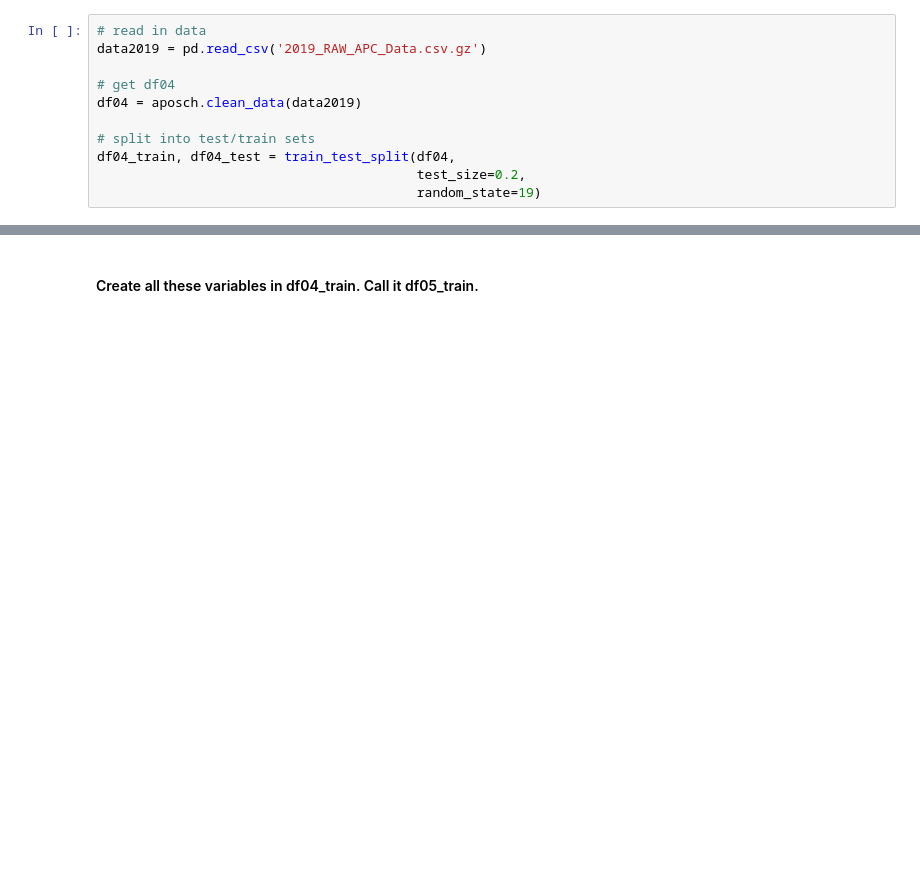
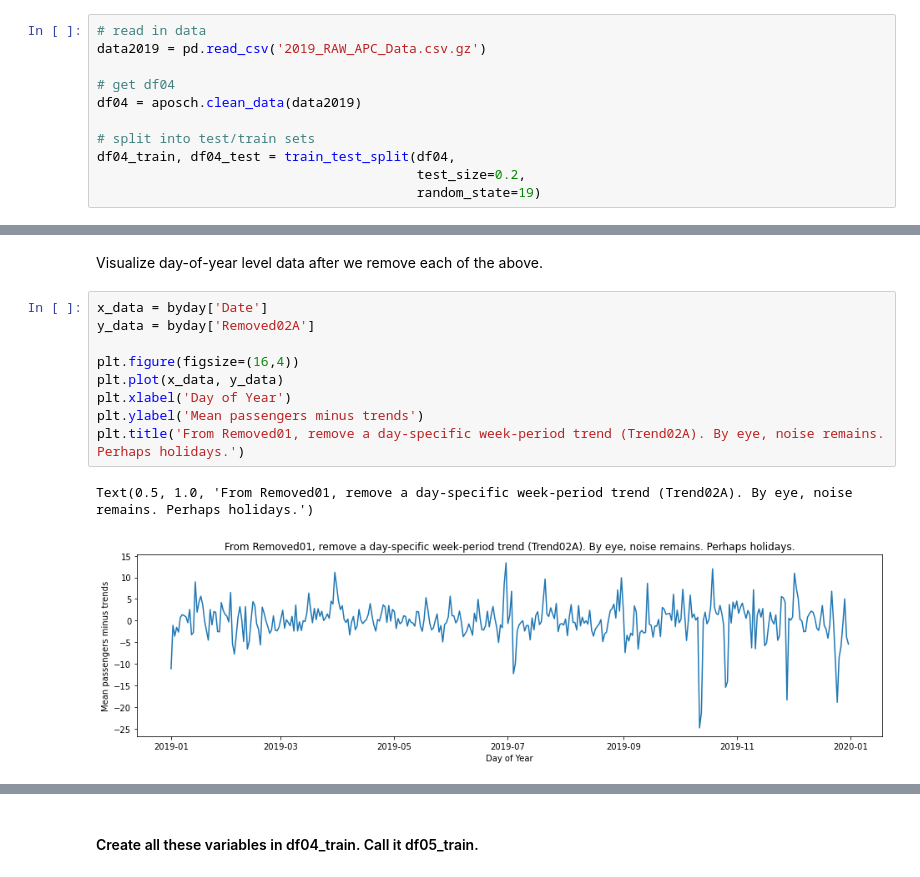
Before and after one commit to augustposch/seattle, a Jupyter notebook: notebooks/Cycles.ipynb, the cells around one changed output, grey strips where cells are left out. Saved outputs shown, nothing was run; the diff lists cells and outputs as text; blank space fills up the shorter version.

```diff
--- a/notebooks/Cycles.ipynb
+++ b/notebooks/Cycles.ipynb
@@ -194,0 +135,14 @@ cw_agg_woy.name = 'WkAvgCrowded'
+# %% [markdown]
+Visualize day-of-year level data after we remove each of the above.
+# %%
+x_data = byday['Date']
+y_data = byday['Removed02A']
+
+plt.figure(figsize=(16,4))
+plt.plot(x_data, y_data)
+plt.xlabel('Day of Year')
+plt.ylabel('Mean passengers minus trends')
+plt.title('From Removed01, remove a day-specific week-period trend (Trend02A). By eye, noise remains. Perhaps holidays.')
+# %% [output]
+Text(0.5, 1.0, 'From Removed01, remove a day-specific week-period trend (Trend02A). By eye, noise remains. Perhaps holidays.')
+[figure, added]
```
Also changed, not shown: parts of 56 cells of this notebook, 1 other file.
